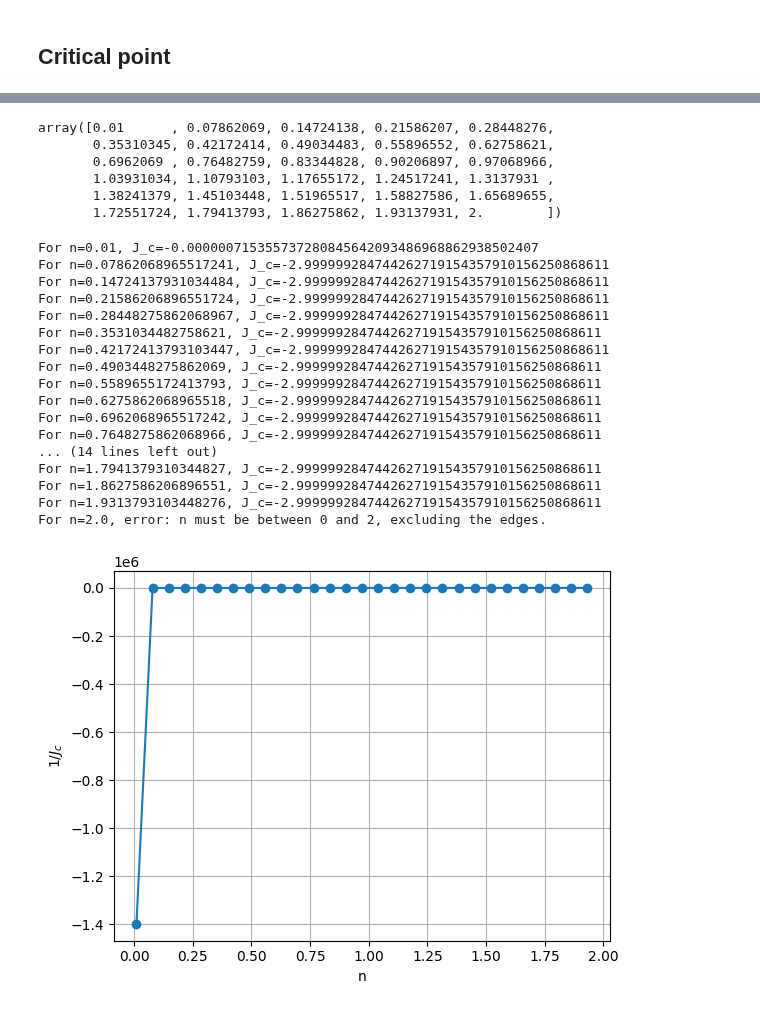
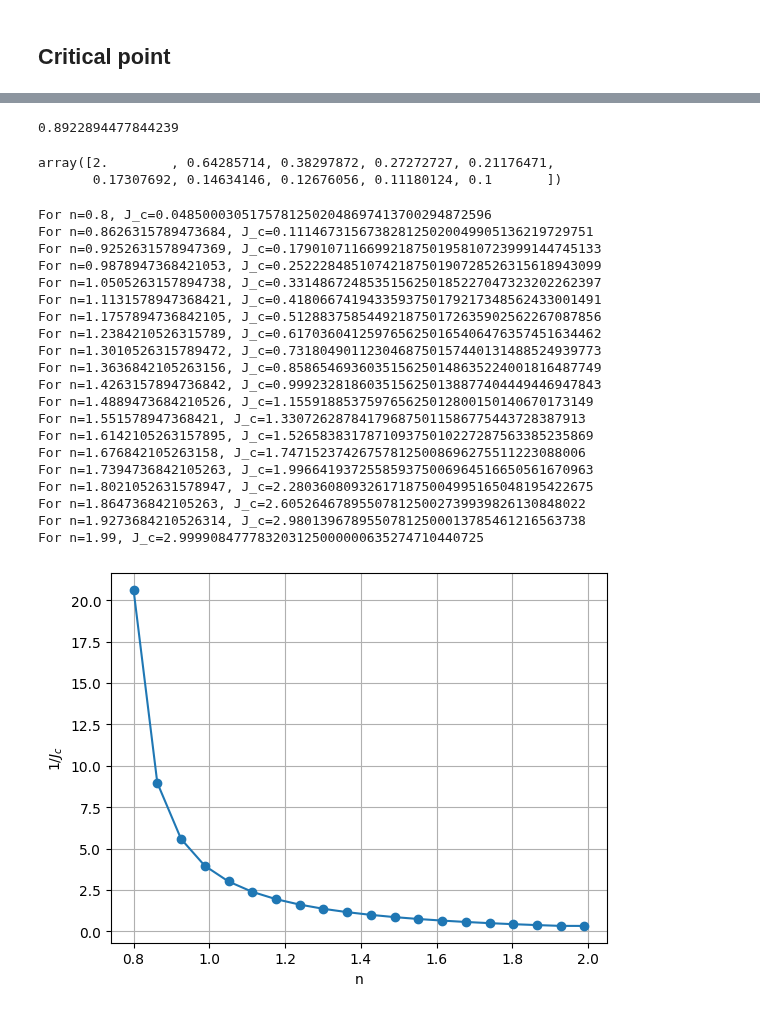
Before and after one commit to erbilcanartun/long-range-ising-chain, a Jupyter notebook: notebooks/antiferromagnetic_hp.ipynb, the cells around one changed output, grey strips where cells are left out. Cells and saved outputs as stored; diff of their text form; code cells hidden in the pictures.

```diff
--- a/notebooks/antiferromagnetic_hp.ipynb
+++ b/notebooks/antiferromagnetic_hp.ipynb
@@ -40,10 +38,10 @@ mpf('-2.999908752441406250000006352747104407252543')
-# %%
-n_values = np.linspace(.01, 2, 30, True)
-n_values
-# %% [output]
-array([0.01      , 0.07862069, 0.14724138, 0.21586207, 0.28448276,
-       0.35310345, 0.42172414, 0.49034483, 0.55896552, 0.62758621,
-       0.6962069 , 0.76482759, 0.83344828, 0.90206897, 0.97068966,
-       1.03931034, 1.10793103, 1.17655172, 1.24517241, 1.3137931 ,
-       1.38241379, 1.45103448, 1.51965517, 1.58827586, 1.65689655,
-       1.72551724, 1.79413793, 1.86275862, 1.93137931, 2.        ])
+# %%
+n_c = find_n_c(J0=1/7, max_k=1000, tol=1e-6)
+print(float(n_c))
+# %% [output]
+0.8922894477844239
+# %%
+1/np.linspace(.5, 10, 10, True)
+# %% [output]
+array([2.        , 0.64285714, 0.38297872, 0.27272727, 0.21176471,
+       0.17307692, 0.14634146, 0.12676056, 0.11180124, 0.1       ])
@@ -50,26 +54,31 @@ array([0.01      , 0.07862069, 0.14724138, 0.21586207, 0.28448276,
 # %%
 %%time
 
+n_values = np.linspace(.8, 1.99, 20, True)
+
 plot_J_c_vs_n(
     n_values, max_k=2000,
-    tol=1e-6, J_low=-3.0, J_high=-1e-10
+    tol=1e-4, J_low=1e-3, J_high=3.0
 )
 # %% [output]
-For n=0.01, J_c=-0.000000715355737280845642093486968862938502407
-For n=0.07862068965517241, J_c=-2.999999284744262719154357910156250868611
-For n=0.14724137931034484, J_c=-2.999999284744262719154357910156250868611
-For n=0.21586206896551724, J_c=-2.999999284744262719154357910156250868611
-For n=0.28448275862068967, J_c=-2.999999284744262719154357910156250868611
-For n=0.3531034482758621, J_c=-2.999999284744262719154357910156250868611
-For n=0.42172413793103447, J_c=-2.999999284744262719154357910156250868611
-For n=0.4903448275862069, J_c=-2.999999284744262719154357910156250868611
-For n=0.5589655172413793, J_c=-2.999999284744262719154357910156250868611
-For n=0.6275862068965518, J_c=-2.999999284744262719154357910156250868611
-For n=0.6962068965517242, J_c=-2.999999284744262719154357910156250868611
-For n=0.7648275862068966, J_c=-2.999999284744262719154357910156250868611
-... (14 lines left out)
-For n=1.7941379310344827, J_c=-2.999999284744262719154357910156250868611
-For n=1.8627586206896551, J_c=-2.999999284744262719154357910156250868611
-For n=1.9313793103448276, J_c=-2.999999284744262719154357910156250868611
-For n=2.0, error: n must be between 0 and 2, excluding the edges.
+For n=0.8, J_c=0.04850003051757812502048697413700294872596
+For n=0.8626315789473684, J_c=0.111467315673828125020049905136219729751
+For n=0.9252631578947369, J_c=0.1790107116699218750195810723999144745133
+For n=0.9878947368421053, J_c=0.2522284851074218750190728526315618943099
+For n=1.0505263157894738, J_c=0.3314867248535156250185227047323202262397
+For n=1.1131578947368421, J_c=0.4180667419433593750179217348562433001491
+For n=1.1757894736842105, J_c=0.5128837585449218750172635902562267087856
+For n=1.2384210526315789, J_c=0.6170360412597656250165406476357451634462
+For n=1.3010526315789472, J_c=0.7318049011230468750157440131488524939773
+For n=1.3636842105263156, J_c=0.8586546936035156250148635224001816487749
+For n=1.4263157894736842, J_c=0.9992328186035156250138877404449446947843
+For n=1.4889473684210526, J_c=1.155918853759765625012800150140670173149
+For n=1.551578947368421, J_c=1.330726287841796875011586775443728387913
+For n=1.6142105263157895, J_c=1.526583831787109375010227287563385235869
+For n=1.676842105263158, J_c=1.747152374267578125008696275511223088006
+For n=1.7394736842105263, J_c=1.996641937255859375006964516650561670963
+For n=1.8021052631578947, J_c=2.280360809326171875004995165048195422675
+For n=1.864736842105263, J_c=2.605264678955078125002739939826130848022
+For n=1.9273684210526314, J_c=2.98013967895507812500013785461216563738
+For n=1.99, J_c=2.999908477783203125000000635274710440725
-[figure, old version]
+[figure, new version]
```
Also changed, not shown: parts of 4 cells of this notebook, 5 other files.
